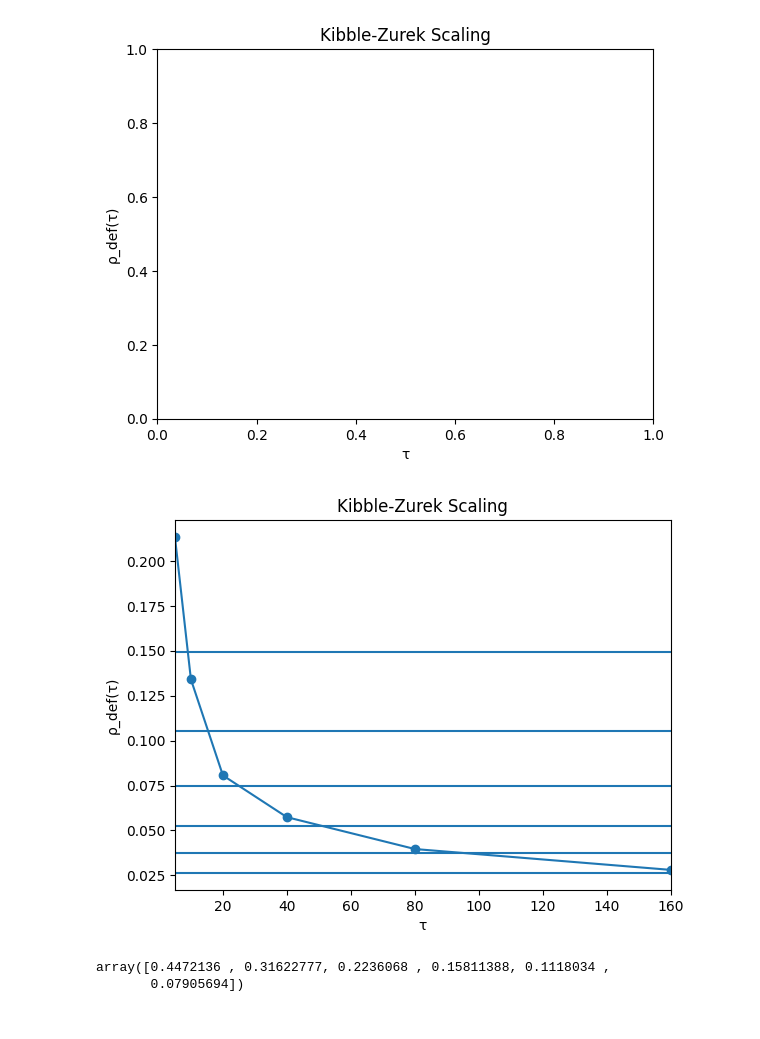
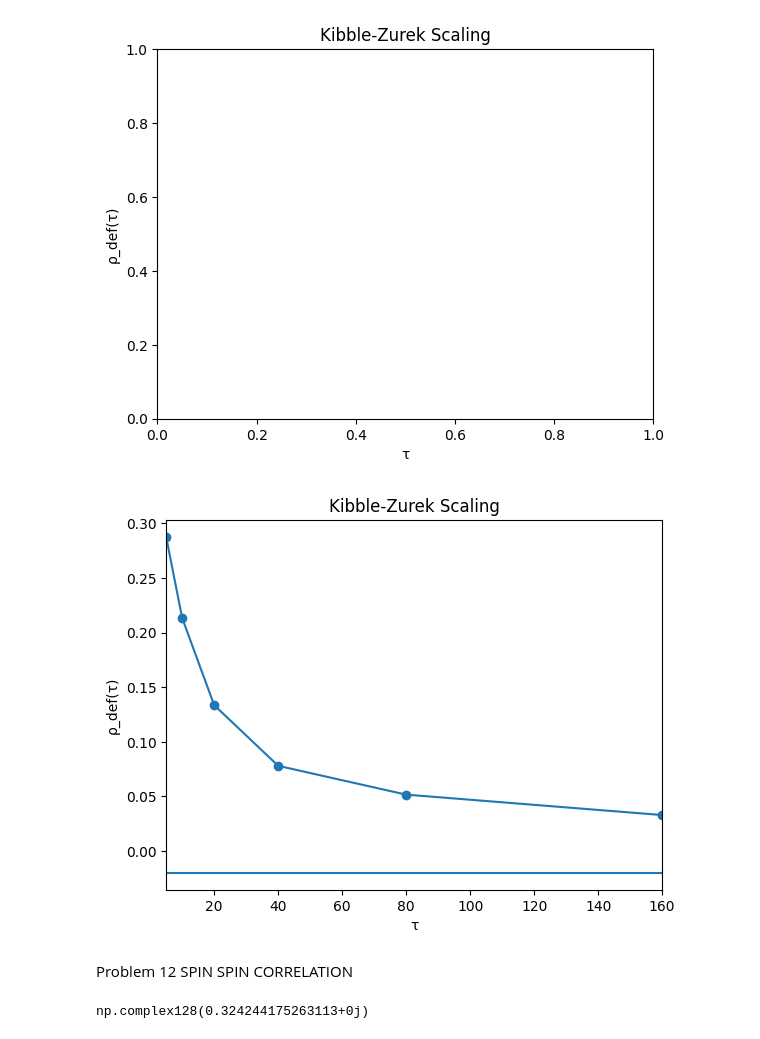
Before and after one commit to KristianMunnikhuis/subsystem_loschmidt_echo, a Jupyter notebook: scripts/mutual_info/exact_diag/SingleParticleSector.ipynb, the cells around one changed output. Saved outputs shown, nothing was run; the diff lists cells and outputs as text; code cells hidden in the pictures.

```diff
--- a/scripts/mutual_info/exact_diag/SingleParticleSector.ipynb
+++ b/scripts/mutual_info/exact_diag/SingleParticleSector.ipynb
@@ -568,7 +568,7 @@ from itertools import product
 import matplotlib.pyplot as plt
 
 J =1
-L = 500
+L = 50
 tau = 10
 N_steps = 1000
 t,dt= np.linspace(0,tau,N_steps,retstep=True)
@@ -662,7 +662,7 @@ import numpy as np
 import matplotlib.pyplot as plt
 
 J = 1
-L = 500
+L = 50
 taus = [5, 10, 20, 40, 80, 160]
 hi = 10
 
@@ -678,7 +678,7 @@ def H_bdg(h, L, J=1):
         A[j, j+1] = A[j+1, j] = -J
         B[j, j+1] = -J
         B[j+1, j] = J
-    return np.block([[A, B], [-B, -A]])
+    return 1/2* np.block([[A, B], [-B, -A]])
 
 def sigma_xx(j, G, L):
     cj = j
@@ -728,19 +728,72 @@ plt.show()
 # %%
 
 plt.plot(taus, np.array(rho_defs), 'o-')
 plt.xlabel("τ")
 plt.ylabel("ρ_def(τ)")
 plt.title("Kibble-Zurek Scaling")
-plt.hlines(x/3,0,10000)
+plt.hlines(x,0,10000)
 
 
 plt.xlim(taus[0],taus[-1])
 plt.show()
 # %% [output]
-[figure, old version]
+[figure, new version]
+# %% [markdown]
+Problem 12
+SPIN SPIN CORRELATION
 # %%
-x = np.sqrt(1/np.array(taus))
-x
+import numpy as np
+from scipy.linalg import eigh
+from itertools import product
+import matplotlib.pyplot as plt
+
+
+
+def Gi(psi):
+    return psi @ psi.T.conj()
+
+
+def H_bdg(h, L, J=1):
+    A = np.zeros((L, L))
+    B = np.zeros((L, L))
+
+    for j in range(L):
+        A[j, j] = 2 * h
+    for j in range(L - 1):
+        A[j, j + 1] = A[j + 1, j] = -J
+        B[j, j + 1] = -J
+        B[j + 1, j] = J
+
+   # Antiperiodic boundary condition (ABC) introduces a minus sign
+
+    A[0, L - 1] = A[L - 1, 0] = J
+    B[L - 1, 0] = J
+    B[0, L - 1] = -J
+
+    return 1/2*np.block([[A, B], [-B, -A]])
-# %% [output]
-array([0.4472136 , 0.31622777, 0.2236068 , 0.15811388, 0.1118034 ,
-       0.07905694])
+# %%
+L = 20
+J =1
+h = J/2
+E1, U1_full = np.linalg.eigh(H_bdg(h, L,J))
+U1 = U1_full[:, :L]         # only negative-energy modes
+G = Gi(U1)                  # full 2L × 2L correlation matrix
+
+G1 = G[:L, :L]              # ⟨c† c⟩
+F1 = G[L:, :L]              # ⟨c c⟩
+
+
+n = np.arange(L+1)
+dat = []
+for ni in n:
+    M = np.zeros((ni, ni), dtype=np.complex128)
+    for j in range(ni):
+        for jp in range(ni):
+            s = int(j == jp)
+            s += -2 * G1[j, jp]
+            s += -2 * F1[j, jp]
+            M[j, jp] = s
+    dat.append(np.linalg.det(M))
+(2*dat[L//2]**(1/2)+dat[1]+1)/4
+# %% [output]
+np.complex128(0.324244175263113+0j)
```
Also changed, not shown: parts of 17 cells of this notebook.
